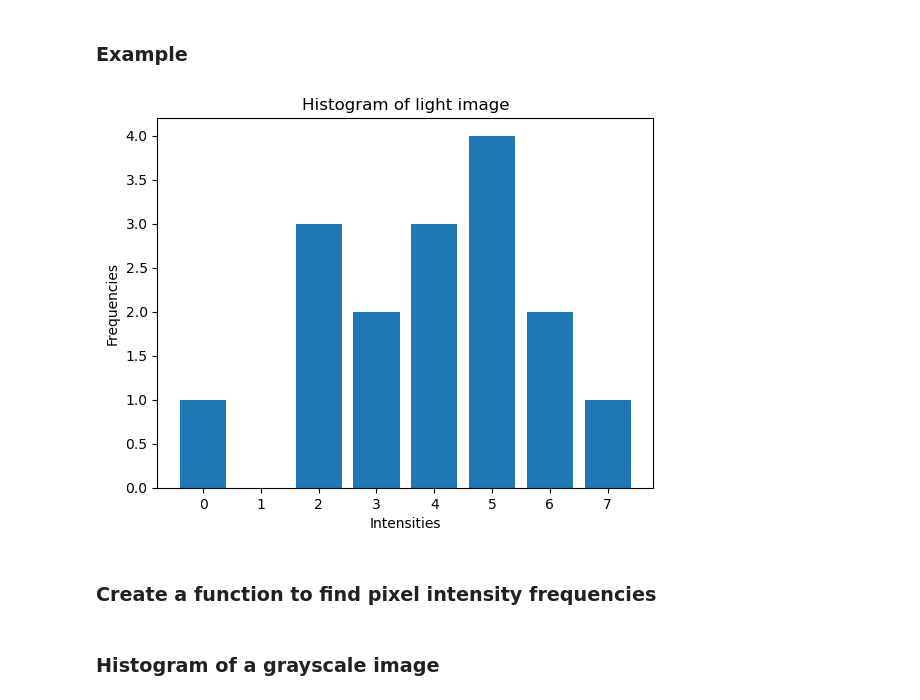
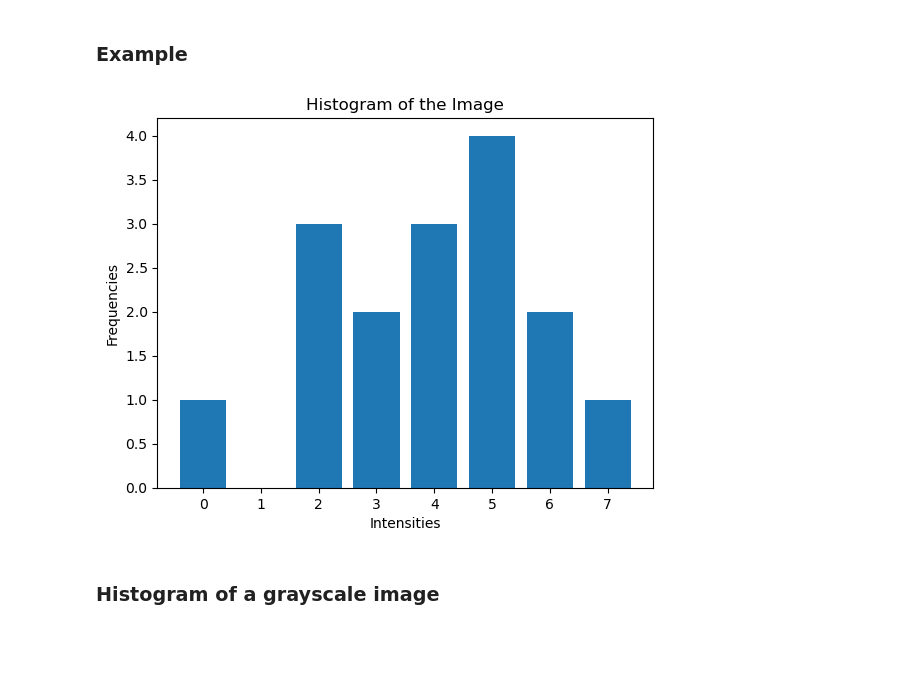
Before and after one commit to qazimsajjad/Advance-Digital-Image-Processing-Spring-2024, a Jupyter notebook: Week03/Week03-02.ipynb, the cells around one changed output. Saved outputs shown, nothing was run; the diff lists cells and outputs as text; code cells hidden in the pictures; blank space fills up the shorter version.

```diff
--- a/Week03/Week03-02.ipynb
+++ b/Week03/Week03-02.ipynb
@@ -104,12 +98,0 @@ pixels_freq  =  [1, 0, 3, 2, 3, 4, 2, 1];
-# %%
-# Display the histogram
-
-plt.bar(unique_pixels, pixels_freq);
-plt.xlabel('Intensities');
-plt.ylabel('Frequencies');
-plt.title("Histogram of light image");
-plt.show();
-# %% [output]
-[figure, removed]
-# %% [markdown]
-### Create a function to find pixel intensity frequencies
@@ -127,3 +106,13 @@ def freq_counter(img):
+# %%
+# Display the histogram
+
+plt.bar(unique_pixels, pixels_freq);
+plt.xlabel('Intensities');
+plt.ylabel('Frequencies');
+plt.title("Histogram of the Image");
+plt.show();
+# %% [output]
+[figure, added]
 # %% [markdown]
 ### Histogram of a grayscale image
 # %%
```
Also changed, not shown: parts of 23 cells of this notebook, 18 other files.
